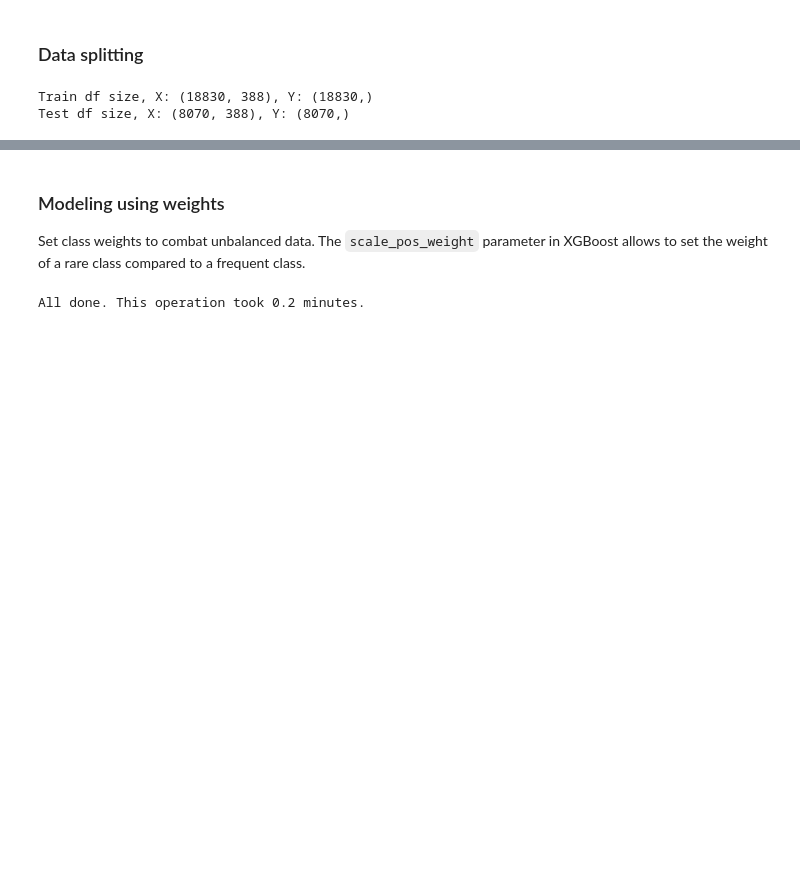
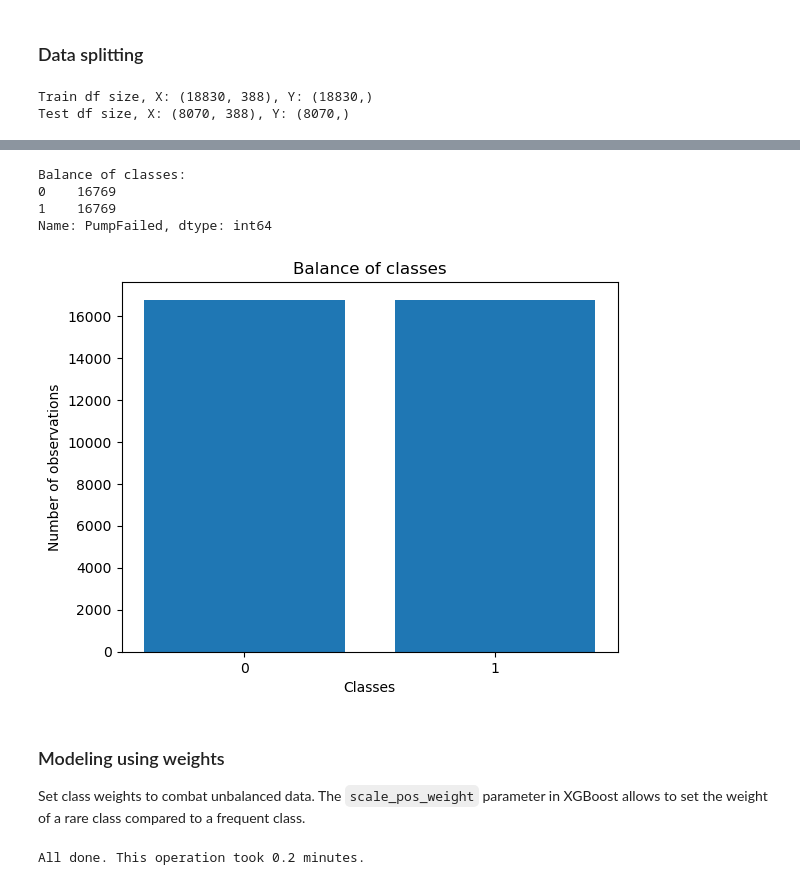
Before and after one commit to caitlon/machine-learning-projects, a Jupyter notebook: AirPump failures : binary classification/XGBoost.ipynb, the cells around one changed output, grey strips where cells are left out. Saved outputs shown, nothing was run; the diff lists cells and outputs as text; code cells hidden in the pictures; blank space fills up the shorter version.

```diff
--- a/AirPump failures : binary classification/XGBoost.ipynb
+++ b/AirPump failures : binary classification/XGBoost.ipynb
@@ -26,3 +53,26 @@ Test df size, X: (8070, 388), Y: (8070,)
+# %%
+x_train = x_train.fillna(-9999)
+x_test = x_test.fillna(-9999)
+# %%
+sm = SMOTE(sampling_strategy='minority', random_state=42)
+x_train_resampled, y_train_resampled = sm.fit_resample(x_train, y_train)
+# %%
+class_counts = y_train_resampled.value_counts()
+print('Balance of classes:')
+print(class_counts)
+
+plt.bar(class_counts.index, class_counts.values)
+plt.xlabel('Classes')
+plt.ylabel('Number of observations')
+plt.title('Balance of classes')
+plt.xticks([0, 1])
+plt.show()
+# %% [output]
+Balance of classes:
+0    16769
+1    16769
+Name: PumpFailed, dtype: int64
+[figure, added]
 # %% [markdown]
 ### Modeling using weights
 
```
Also changed, not shown: parts of 23 cells of this notebook.
